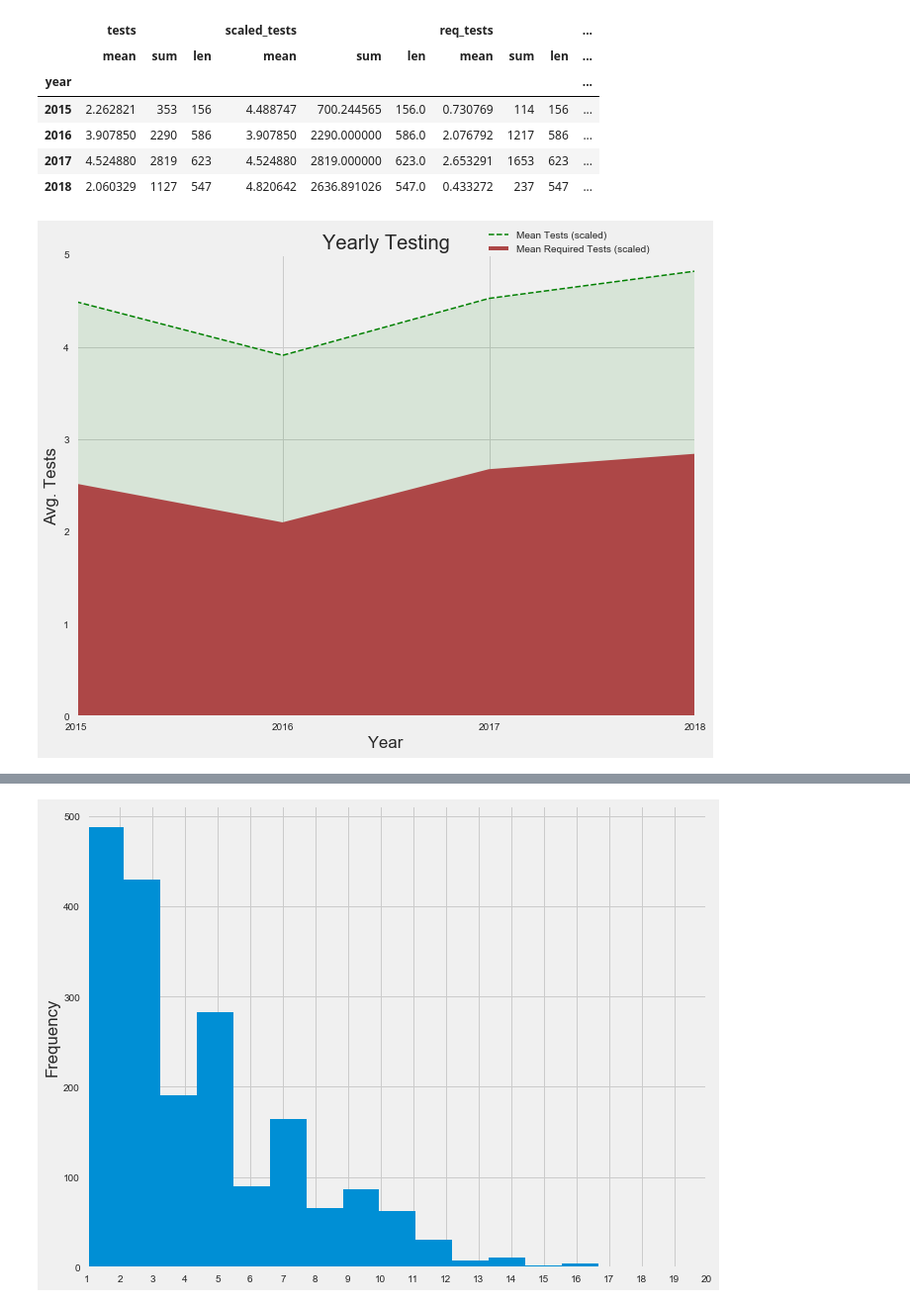
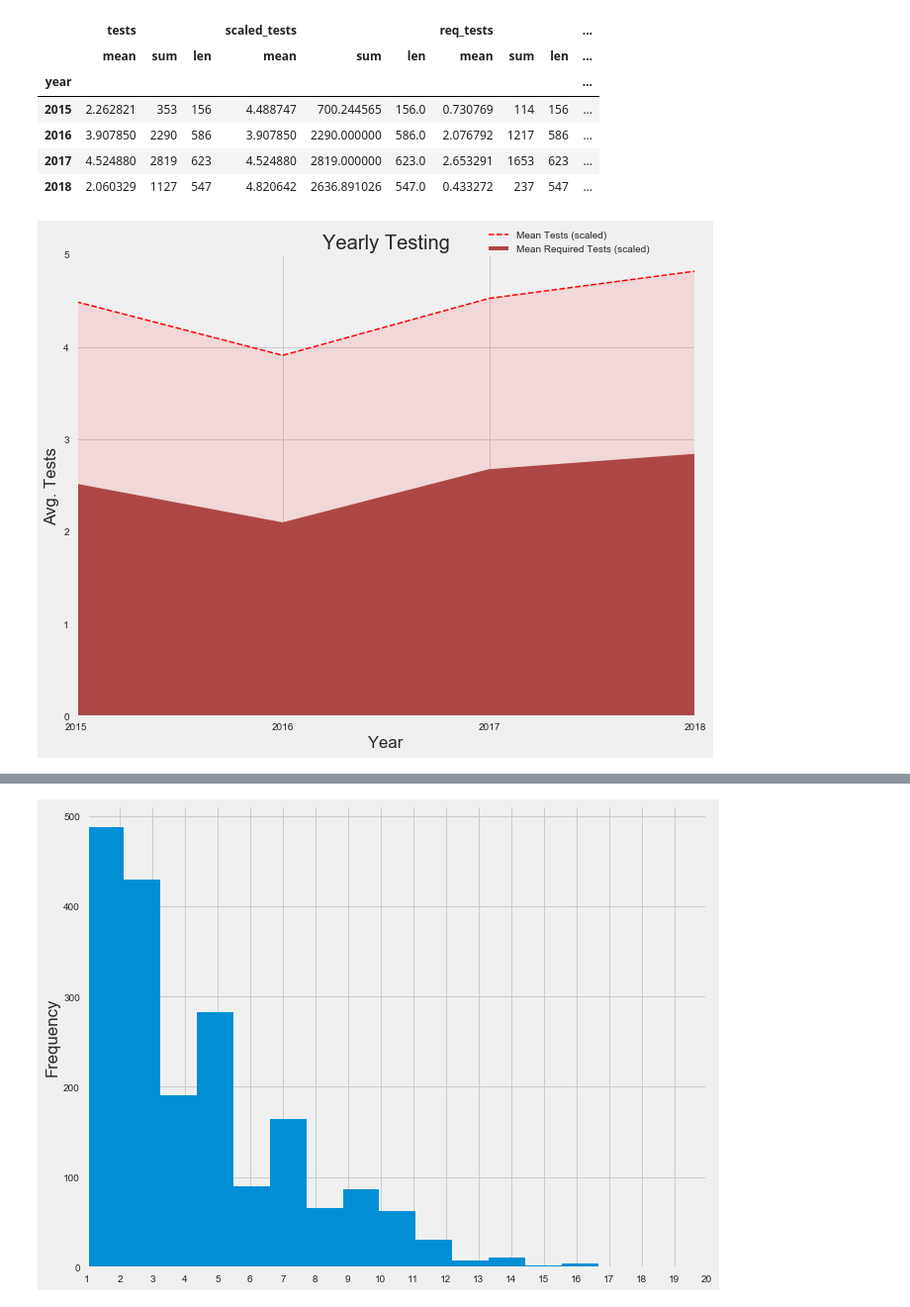
Before and after one commit to Hmamin/usada, a Jupyter notebook: usada_fixed.ipynb, the cells around one changed output, grey strips where cells are left out. Shown: that part at 99% size. Cells and saved outputs as stored; diff of their text form; code cells hidden in the pictures.

```diff
--- a/usada_fixed.ipynb
+++ b/usada_fixed.ipynb
@@ -172,19 +195,19 @@ grouped_avg
 # %%
 scaled_means = grouped_avg['scaled_tests']['mean'].values
 scaled_req_means = grouped_avg['scaled_req_tests']['mean'].values
 
 fig, ax = plt.subplots(figsize=(10,8))
-ax.plot(years, scaled_means, color='green', ls='--', lw=1.5, label='Mean Tests (scaled)')
+ax.plot(years, scaled_means, color='red', ls='--', lw=1.5, label='Mean Tests (scaled)')
 ax.plot(years, scaled_req_means, color='#ad4747', label='Mean Required Tests (scaled)')
-ax.fill_between(years, scaled_means, scaled_req_means, alpha=0.1, color='green')
+ax.fill_between(years, scaled_means, scaled_req_means, alpha=0.1, color='red')
 ax.fill_between(years, scaled_req_means, 0, color='#ad4747')
 plt.xlim(start_date.year, end_date.year)
 plt.xticks(years)
 plt.xlabel('Year')
 plt.ylim(0, 5)
 plt.ylabel('Avg. Tests')
 plt.title('Yearly Testing')
 plt.legend(loc='upper right', bbox_to_anchor=(.94, 1.07))
 plt.show()
 # %% [output]
-[figure, old version]
+[figure, new version]
```
Also changed, not shown: parts of 3 cells of this notebook.
